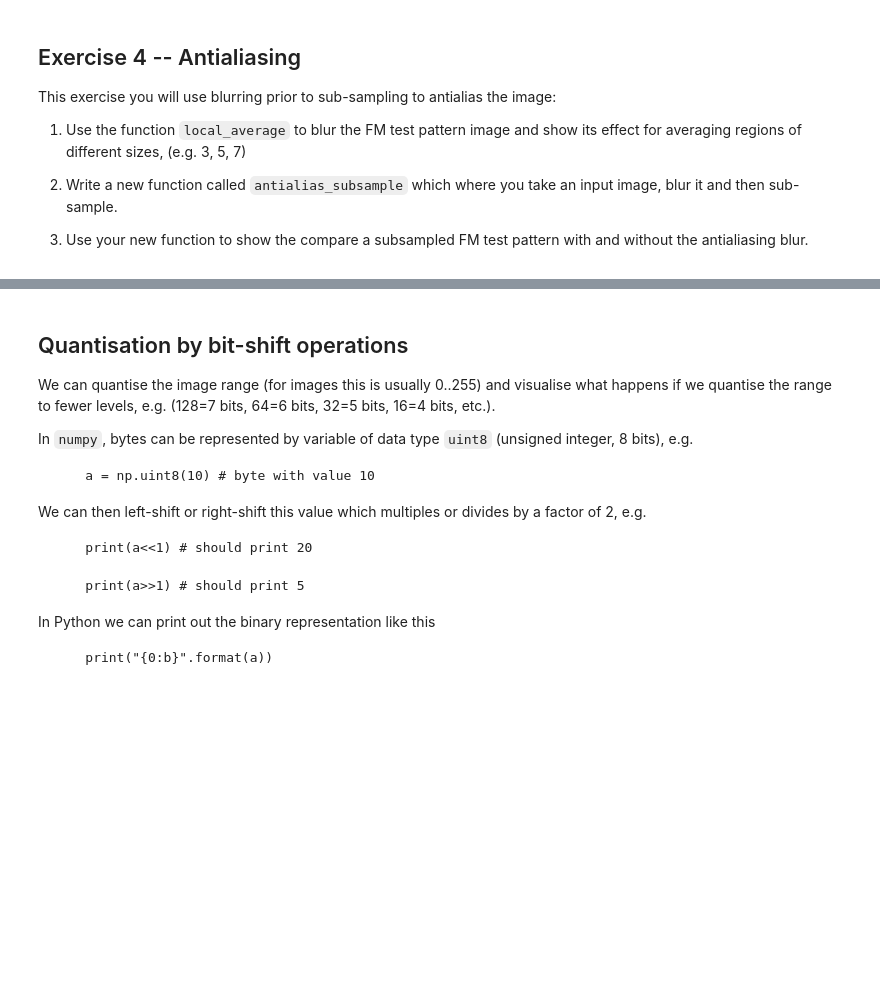
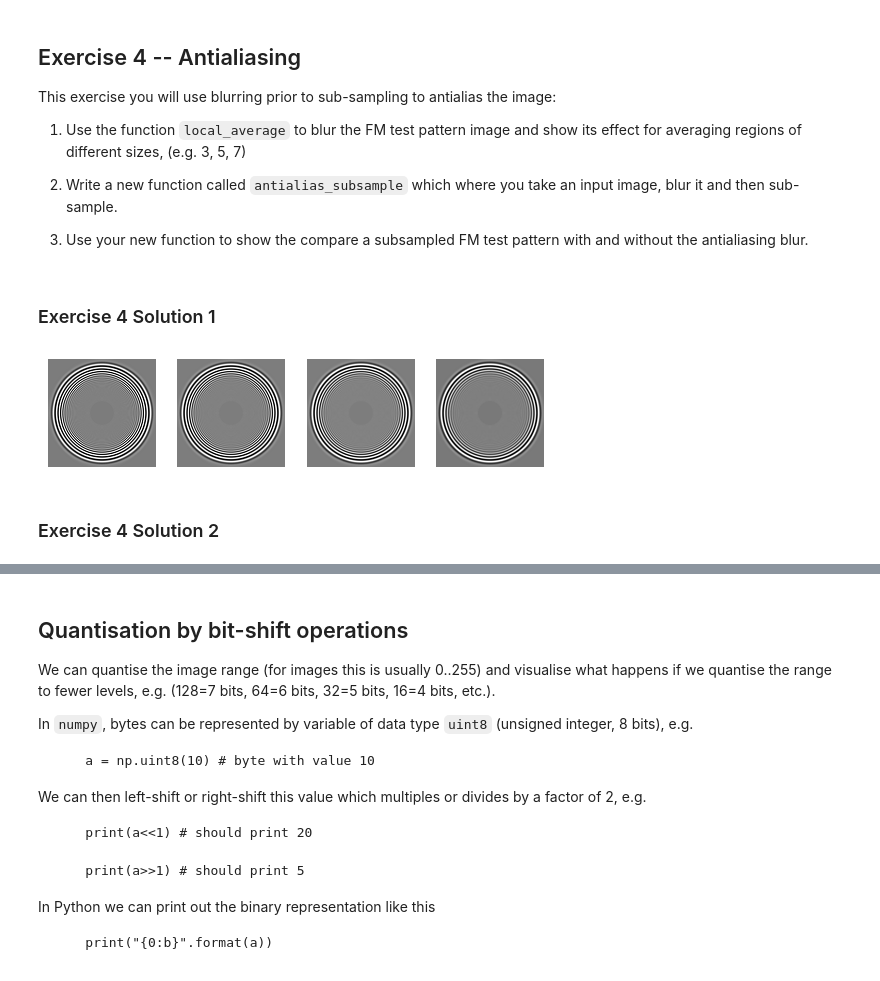
Before and after one commit to Xanonymous-GitHub/cs933-lab, a Jupyter notebook: lab1/lab-1.ipynb, the cells around one changed output, grey strips where cells are left out. Cells and saved outputs as stored; diff of their text form; code cells hidden in the pictures; blank space fills up the shorter version.

Commit message:
feat: 🎸 Lab1 exercise 4 finished

```diff
--- a/lab1/lab-1.ipynb
+++ b/lab1/lab-1.ipynb
@@ -398,7 +405,12 @@ def local_average(image_: np.ndarray, kernel_size: int = 3) -> np.ndarray:
         raise ValueError("kernel_size should be odd.")
 
     # Get the dimensions of the image and kernel
-    image_height, image_width, image_depth = image_.shape
+    # We use dict to ensure the image_depth will become None when image not have depth.
+    dim_dict = dict(enumerate(image_.shape))
+    image_height, image_width, image_depth = (dim_dict.get(d, 1) for d in range(3))
+
+    # Determine the dimensionality
+    is_3d = image_.ndim == 3
 
     # Create a local averaging kernel (2D)
     kernel = np.ones((kernel_size, kernel_size)) / (kernel_size * kernel_size)
@@ -409,31 +421,44 @@ def local_average(image_: np.ndarray, kernel_size: int = 3) -> np.ndarray:
     # Pad the image using reflection padding
     # Pads with the reflection of the vector mirrored on the first and last values of the vector along each axis.
     # Here we only need to pad the height and width dimensions, so we set the pad_width for the depth dimension to (0, 0)
-    pad_width = ((pad_size, pad_size), (pad_size, pad_size), (0, 0))
-    padded_image = np.pad(image_, pad_width, mode='reflect')
+    pad_width_3d = ((pad_size, pad_size), (pad_size, pad_size), (0, 0))
+    pad_width_2d = ((pad_size, pad_size), (pad_size, pad_size))
+    padded_image = np.pad(image_, pad_width_3d if is_3d else pad_width_2d, mode='reflect')
 
+    # Create an output image with the same shape as the input image
     output_image = np.zeros_like(image_)
 
+    # Get the max value of the image dtype
     max_val_of_image_type = np.iinfo(image_.dtype).max
 
     for channel in range(image_depth):
         rolling_windows = np.lib.stride_tricks.sliding_window_view(
-            padded_image[:, :, channel],
+            padded_image[:, :, channel] if is_3d else padded_image,
             kernel.shape,
         )
 
+        # The reason why we only sum axis = 2 and 3 is because the sliding_window_view will produce a 4D array which shape is (image_height, image_width, kernel_size, kernel_size).
+        # So we need to sum the last two dimensions to get the result of convolution.
         smoothed_channel = np.sum(rolling_windows * kernel, axis=(2, 3))
 
         # Map the smoothed_channel from float64 to image_ dtype
         min_val = np.min(smoothed_channel)
         max_val = np.max(smoothed_channel)
-        smoothed_channel_mapped = ((smoothed_channel - min_val) / (max_val - min_val) * max_val_of_image_type).astype(
-            np.uint8)
 
-        output_image[:, :, channel] = smoothed_channel_mapped
+        # Map the smoothed_channel from float64 to image_ dtype
+        smoothed_channel_mapped = (
+            ((smoothed_channel - min_val) / (max_val - min_val) * max_val_of_image_type)
+            .astype(np.uint8)
+        )
+
+        if is_3d:
+            output_image[:, :, channel] = smoothed_channel_mapped
+        else:
+            output_image = smoothed_channel_mapped
 
     return output_image
 
+
 plt.imshow(local_average(im, 5))
 # %% [output]
 <matplotlib.image.AxesImage at 0x...>
@@ -449,3 +474,17 @@ This exercise you will use blurring prior to sub-sampling to antialias the image
 2. Write a new function called `antialias_subsample` which where you take an input image, blur it and then sub-sample.
 
 3. Use your new function to show the compare a subsampled FM test pattern with and without the antialiasing blur.
+# %% [markdown]
+### Exercise 4 Solution 1
+# %%
+blur_kernel_sizes = (3, 5, 7, 9)
+
+for i, size in enumerate(blur_kernel_sizes):
+    blurred = local_average(fm, size)
+    plot_img_to_non_axis_board(1, 4, i, blurred, interpolation='sinc', cmap='grey')
+
+plt.show()
+# %% [output]
+[figure, added]
+# %% [markdown]
+### Exercise 4 Solution 2
```
Also changed, not shown: parts of 4 cells of this notebook.
